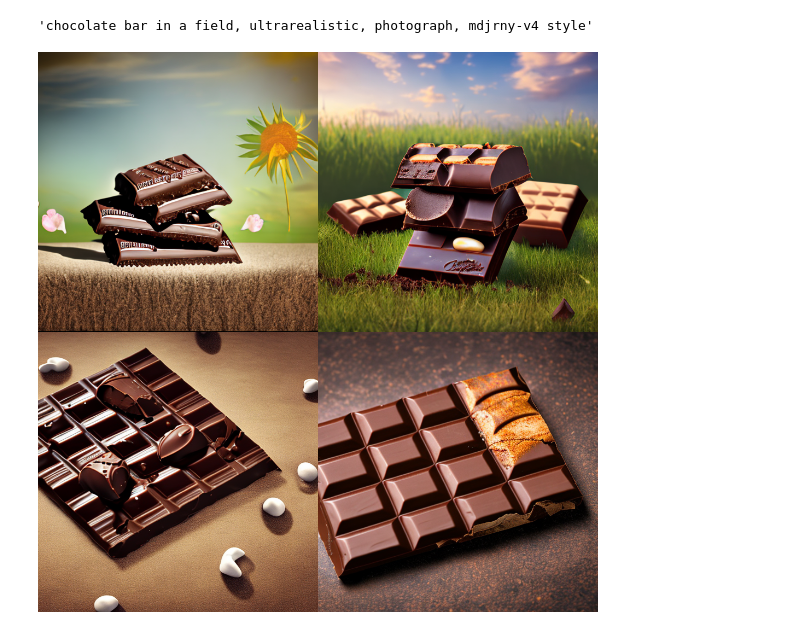
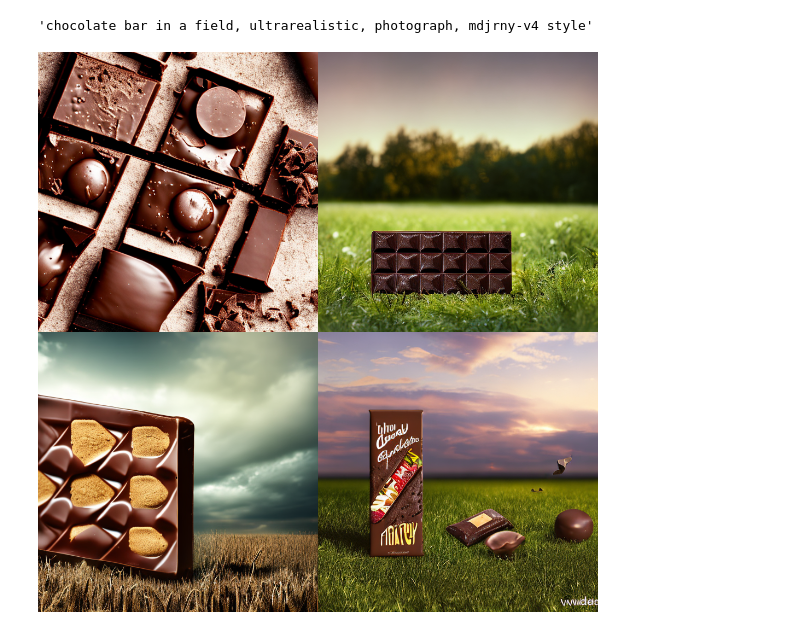
Before and after one commit to Meegan1/stable-diffusion-tests, a Jupyter notebook: CLIP.ipynb, the cells around one changed output. Drawn from its saved outputs; the diff is of its cells as text; code cells hidden in the pictures.

Commit message:
chore: added seed variable to generator in CLIP.ipynb

```diff
--- a/CLIP.ipynb
+++ b/CLIP.ipynb
@@ -92,12 +92,14 @@ prompt
 # %%
 images = []
 
-generator = create_generator()
+seed = 0
+
+generator = create_generator(seed)
 num_images = 4
 for i in range(num_images):
   image = pipeline(**get_inputs(prompt=prompt, generator=generator)).images[0]
   images.append(image)
 
 image_grid(images)
 # %% [output]
-[figure, old version]
+[figure, new version]
```
